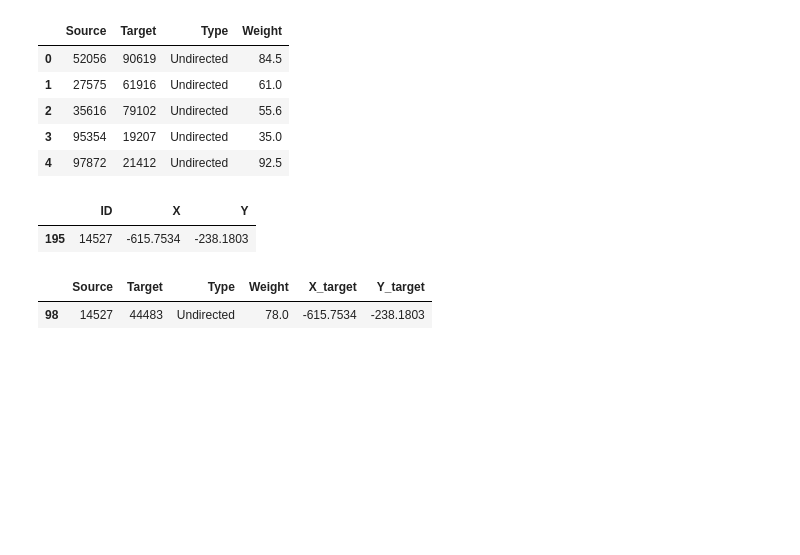
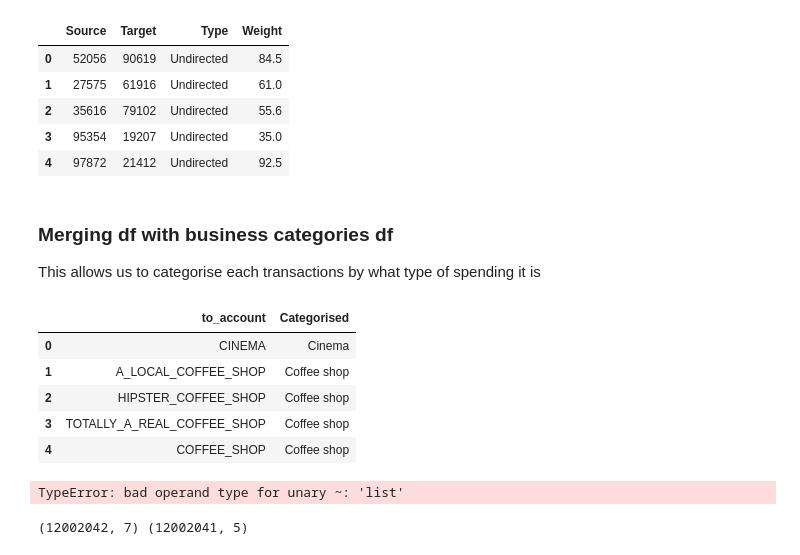
Before and after one commit to qt22010/DSMP-Grp24-, a Jupyter notebook: Sasha/cleaning_forIncomePrediction.ipynb, the cells around one changed output. Drawn from its saved outputs; the diff is of its cells as text; code cells hidden in the pictures; blank space fills up the shorter version.

Commit message:
Network Diagram updated plus merging business categorisations

```diff
--- a/Sasha/cleaning_forIncomePrediction.ipynb
+++ b/Sasha/cleaning_forIncomePrediction.ipynb
@@ -511,13 +511,18 @@ edges['Y_target'] = edges['Target'].apply(lambda x: nodes[(nodes.ID == str(x))][
 # %%
 nodes.to_csv('/Users/sasha/Desktop/DATASCIENCE/2023/Mini-Project/data.nosync/nodes_XY.csv')
 edges.to_csv('/Users/sasha/Desktop/DATASCIENCE/2023/Mini-Project/data.nosync/edges_XY.csv')
-# %%
-nodes[(nodes.ID == '14527')]
-# %% [output]
-|  | ID | X | Y |
-| 195 | 14527 | -615.7534 | -238.1803 |
-# %%
-edges[(edges.Source == 14527)]
-# %% [output]
-|  | Source | Target | Type | Weight | X_target | Y_target |
-| 98 | 14527 | 44483 | Undirected | 78.0 | -615.7534 | -238.1803 |
+# %% [markdown]
+### Merging df with business categories df
+
+This allows us to categorise each transactions by what type of spending it is
+# %%
+business_categories = pd.read_csv('/Users/sasha/Desktop/DATASCIENCE/2023/Mini-Project/data.nosync/firms_categorised.csv', encoding = "ISO-8859-1")
+business_categories=business_categories.rename(columns={'To account':'to_account'})
+business_categories.head()
+# %% [output]
+|  | to_account | Categorised |
+| 0 | CINEMA | Cinema |
+| 1 | A_LOCAL_COFFEE_SHOP | Coffee shop |
+| 2 | HIPSTER_COFFEE_SHOP | Coffee shop |
+| 3 | TOTALLY_A_REAL_COFFEE_SHOP | Coffee shop |
+| 4 | COFFEE_SHOP | Coffee shop |
@@ -523,0 +533,8 @@ edges[(edges.Source == 14527)]
+# %%
+test.head()
+# %% [output]
+TypeError: bad operand type for unary ~: 'list'
+# %%
+print(np.shape(test), np.shape(df))
+# %% [output]
+(12002042, 7) (12002041, 5)
```
Also changed, not shown: parts of 2 cells of this notebook, 1 other file.
